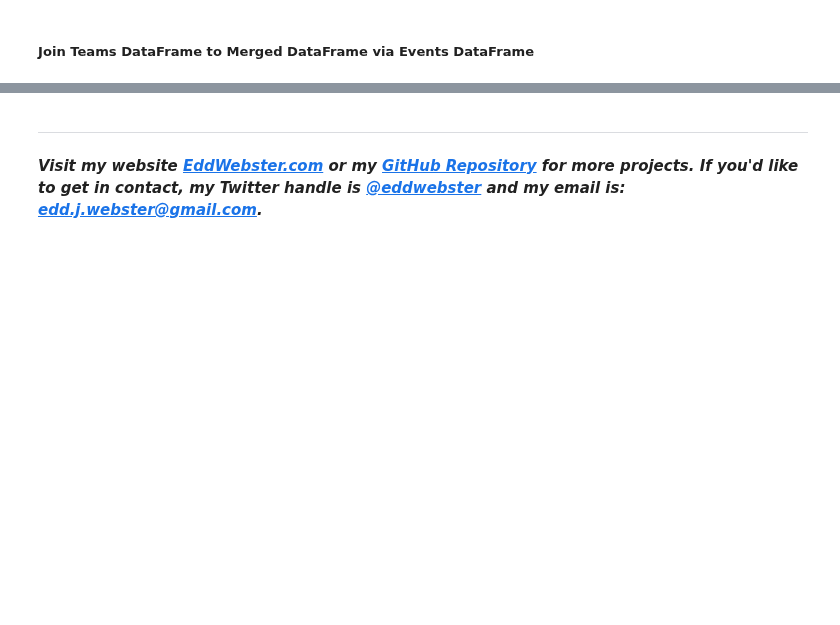
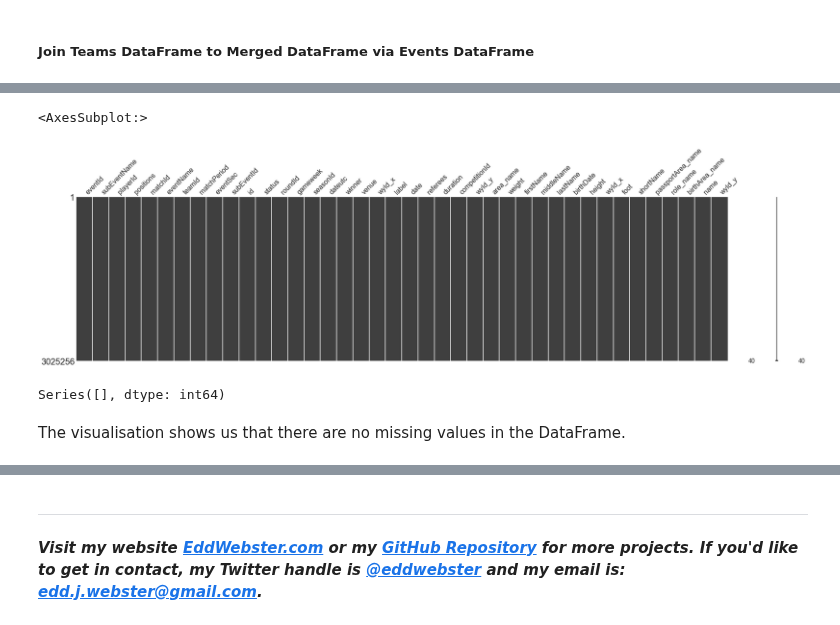
Before and after one commit to eddwebster/football_analytics, a Jupyter notebook: notebooks/2_data_parsing/Wyscout Parsing.ipynb, the cells around one changed output, grey strips where cells are left out. Drawn from its saved outputs; the diff is of its cells as text; code cells hidden in the pictures; blank space fills up the shorter version.

```diff
--- a/notebooks/2_data_parsing/Wyscout Parsing.ipynb
+++ b/notebooks/2_data_parsing/Wyscout Parsing.ipynb
@@ -858,4 +999,4 @@ Next, we're required to join the `Matches` DataFrame and the `Players` DataFrame
 ##### Join Matches DataFrame to Events DataFrame
 # %%
 # Join the Events DataFrame to the Matches DataFrame
-df_wyscout_merge = pd.merge(df_wyscout_event_data_big5_flat, df_wyscout_matches_data_big5_flat_select, left_on='matchId', right_on='wyId')
+df_wyscout_merge = pd.merge(df_events_flat_select, df_matches_flat_select, left_on='matchId', right_on='wyId')
@@ -862,5 +1011,5 @@ df_wyscout_merge = pd.merge(df_wyscout_event_data_big5_flat, df_wyscout_matches_
 # %% [markdown]
 ##### Join Competitions DataFrame to Merged DataFrame via Events DataFrame
 # %%
-# Join the Players DataFrame to the Events-Matches DataFrame
-df_wyscout_merge = pd.merge(df_wyscout_merge, df_wyscout_competitions_data_flat_select, left_on='competitionId', right_on='wyId')
+# Join the Competitions DataFrame to the Events-Matches DataFrame
+df_wyscout_merge = pd.merge(df_wyscout_merge, df_competitions_flat_select, left_on='competitionId', right_on='wyId')
@@ -869,3 +1022,3 @@ df_wyscout_merge = pd.merge(df_wyscout_merge, df_wyscout_competitions_data_flat_
 # %%
-# Join the Players DataFrame to the Events-Matches DataFrame
-df_wyscout_merge = pd.merge(df_wyscout_merge, df_wyscout_players_data_flat_select, left_on='playerId', right_on='wyId')
+# Join the Players DataFrame to the Events-Matches-Competitions DataFrame
+df_wyscout_merge = pd.merge(df_wyscout_merge, df_players_flat_select, left_on='playerId', right_on='wyId')
@@ -872,8 +1029,8 @@ df_wyscout_merge = pd.merge(df_wyscout_merge, df_wyscout_players_data_flat_selec
 # %% [markdown]
 ##### Join Teams DataFrame to Merged DataFrame via Events DataFrame
 # %%
-# Join the Players DataFrame to the Events-Matches DataFrame
-df_wyscout_merge = pd.merge(df_wyscout_merge, df_wyscout_teams_data_flat_select, left_on='teamId', right_on='wyId')
+# Join the Players DataFrame to the Events-Matches-Players DataFrame
+df_wyscout_merge = pd.merge(df_wyscout_merge, df_teams_flat_select, left_on='teamId', right_on='wyId')
 # %%
 df_wyscout_merge.shape
 # %% [output]
@@ -886,0 +1138,14 @@ df_wyscout_merge.to_csv(data_dir_wyscout + '/raw/csv/combined/wyscout_big5_combi
+# %%
+# Plot visualisation of the missing values for each feature of the raw DataFrame, df_wyscout_merge
+msno.matrix(df_wyscout_merge, figsize = (30, 7))
+# %% [output]
+<AxesSubplot:>
+[figure, added]
+# %%
+# Counts of missing values
+null_value_stats = df_wyscout_merge.isnull().sum(axis=0)
+null_value_stats[null_value_stats != 0]
+# %% [output]
+Series([], dtype: int64)
+# %% [markdown]
+The visualisation shows us that there are no missing values in the DataFrame.
```
Also changed, not shown: parts of 239 cells of this notebook.
